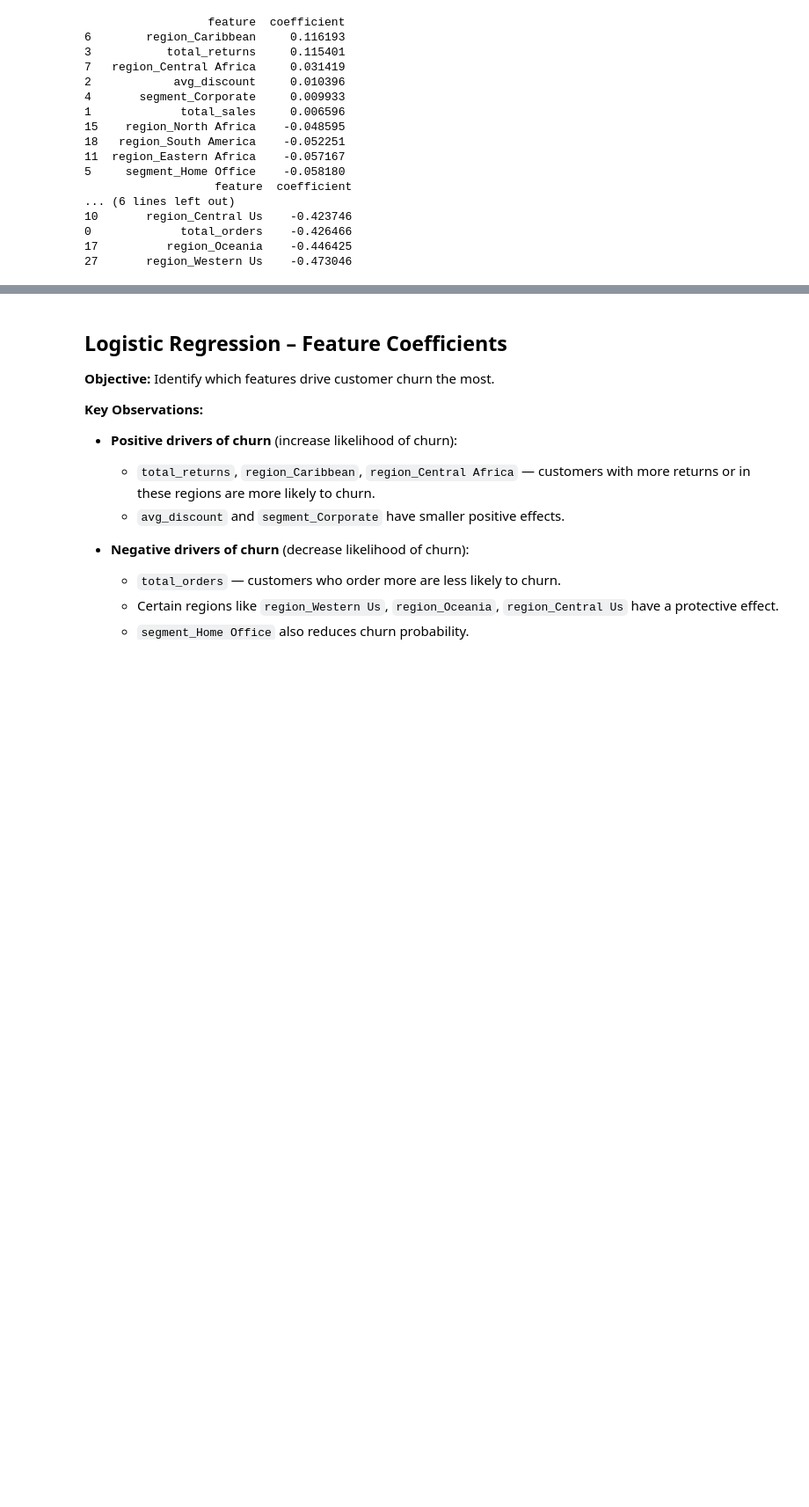
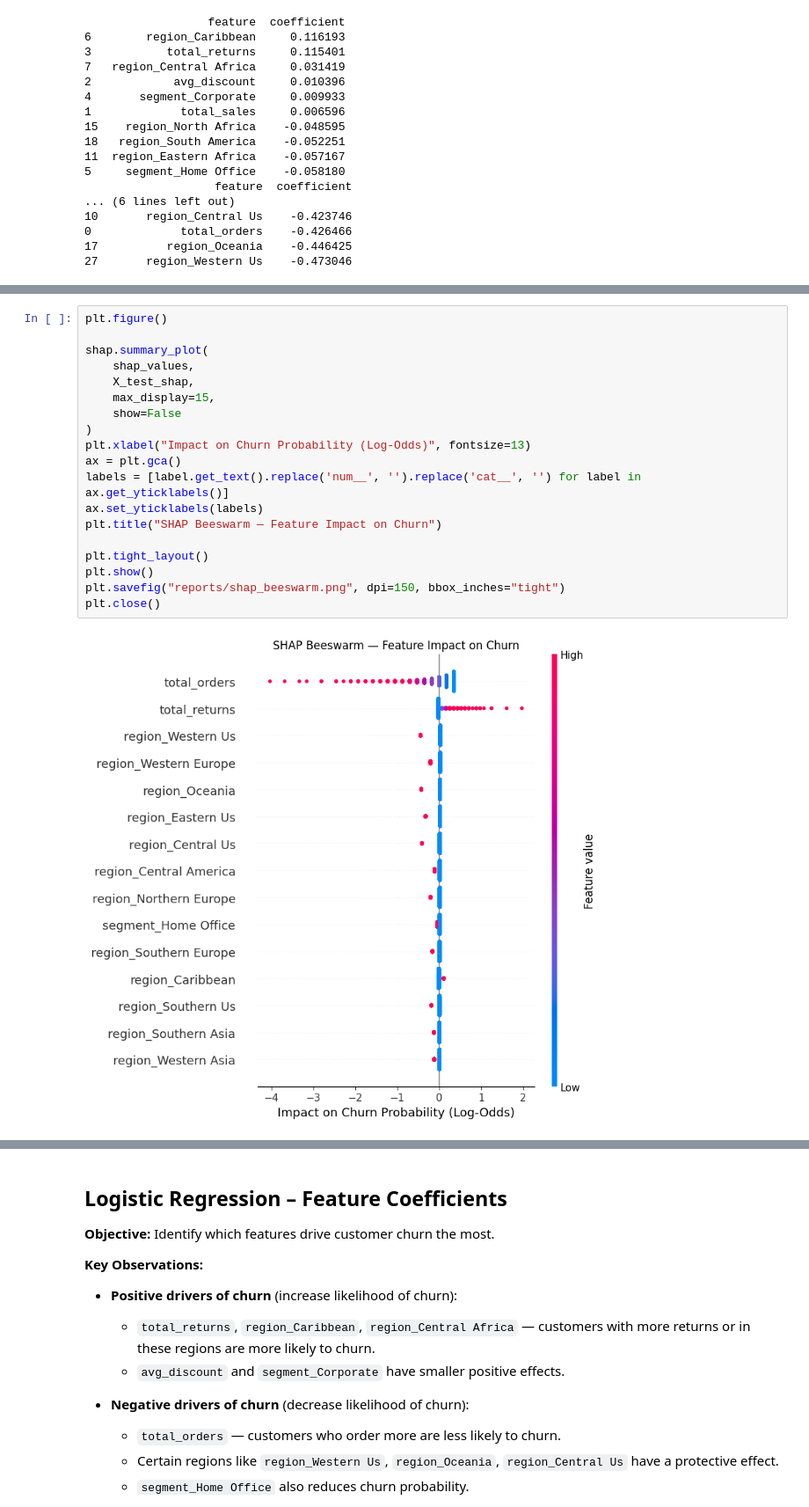
Before and after one commit to ibrahimhamza01/globalretail-360, a Jupyter notebook: notebooks/07_machine_learning.ipynb, the cells around one changed output, grey strips where cells are left out. Shown at 88% size. Drawn from its saved outputs; the diff is of its cells as text; blank space fills up the shorter version.

```diff
--- a/notebooks/07_machine_learning.ipynb
+++ b/notebooks/07_machine_learning.ipynb
@@ -384,0 +426,21 @@ print(coef_df.tail(10))
+# %%
+plt.figure()
+
+shap.summary_plot(
+    shap_values,
+    X_test_shap,
+    max_display=15,
+    show=False
+)
+plt.xlabel("Impact on Churn Probability (Log-Odds)", fontsize=13)
+ax = plt.gca()
+labels = [label.get_text().replace('num__', '').replace('cat__', '') for label in ax.get_yticklabels()]
+ax.set_yticklabels(labels)
+plt.title("SHAP Beeswarm — Feature Impact on Churn")
+
+plt.tight_layout()
+plt.show()
+plt.savefig("reports/shap_beeswarm.png", dpi=150, bbox_inches="tight")
+plt.close()
+# %% [output]
+[figure, added]
```
Also changed, not shown: parts of 5 cells of this notebook, 23 other files.
